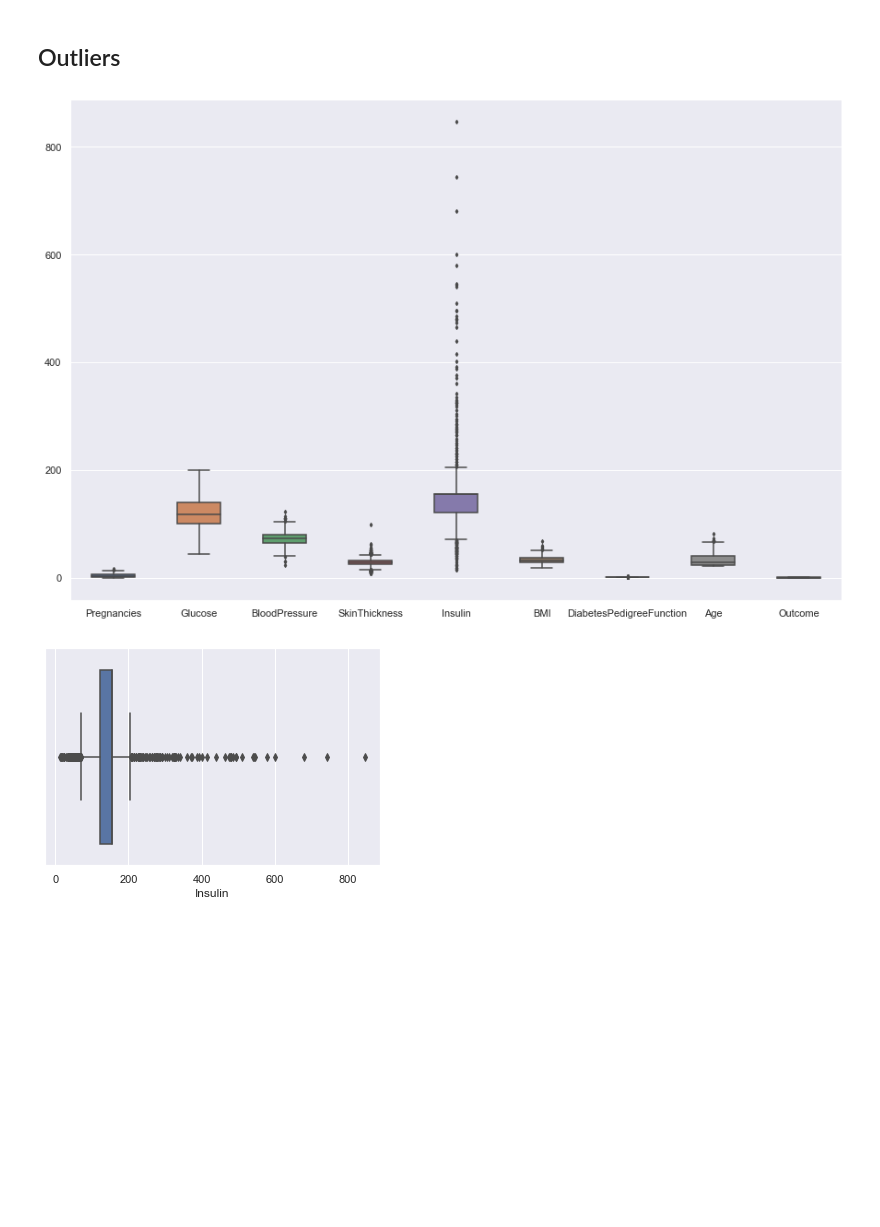
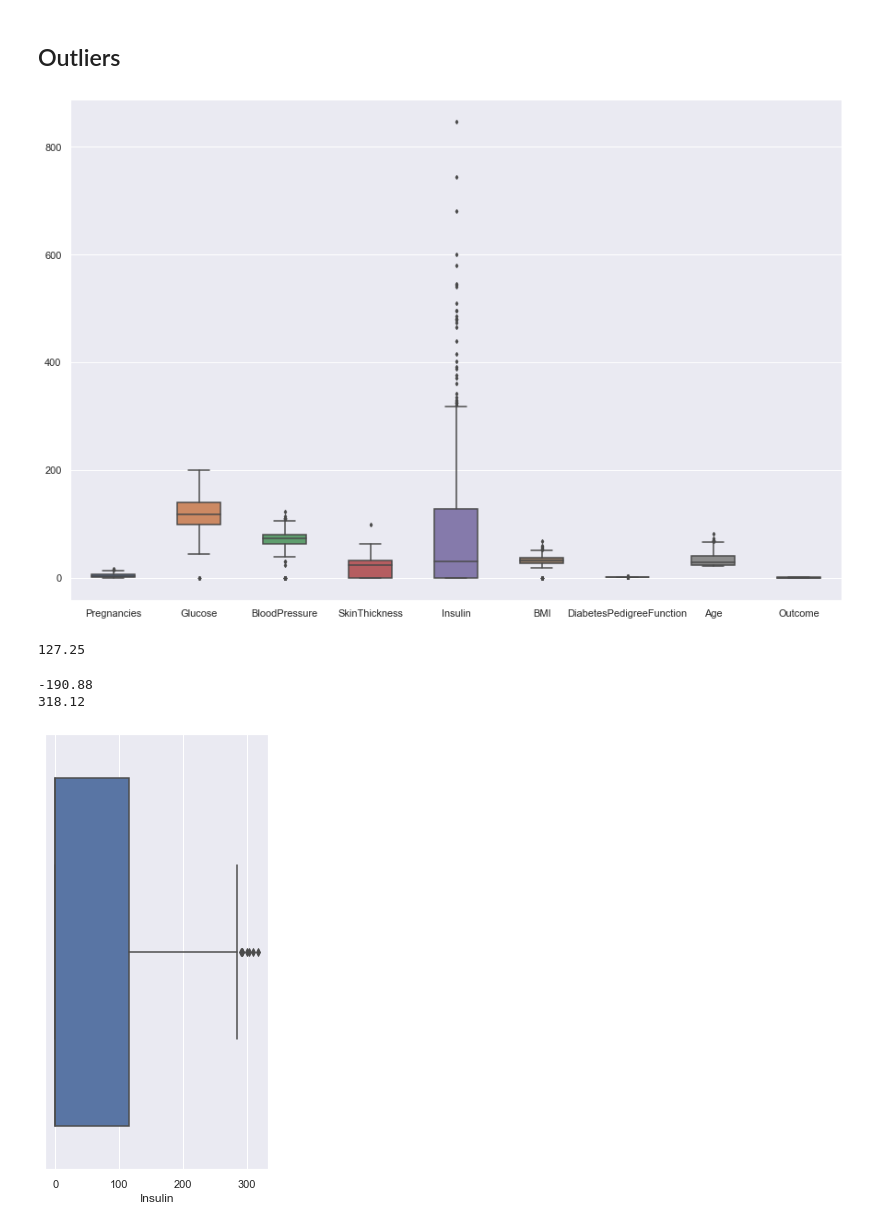
Before and after one commit to Wamuza1/Diabetes-Prediction-Analysis, a Jupyter notebook: Ins_Logistic_Regression.ipynb, the cells around one changed output. Saved outputs shown, nothing was run; the diff lists cells and outputs as text; code cells hidden in the pictures; blank space fills up the shorter version.

```diff
--- a/Ins_Logistic_Regression.ipynb
+++ b/Ins_Logistic_Regression.ipynb
@@ -263,19 +299,31 @@ dtype: int64
 ## Outliers
 # %%
 fig, ax = plt.subplots(figsize = (15, 10))
-sns.boxplot(data = df_copy, width = 0.5, ax = ax, fliersize = 3)
+sns.boxplot(data = df, width = 0.5, ax = ax, fliersize = 3)
 plt.show()
 # %% [output]
-[figure, old version]
+[figure, new version]
 # %%
-Q1 = df_copy.Insulin.quantile(0.25)
-Q3 = df_copy.Insulin.quantile(0.75)
+outLier_df= df.copy()
+Q1 = outLier_df.Insulin.quantile(0.25)
+Q3 = outLier_df.Insulin.quantile(0.75)
 IQR = Q3-Q1
-lower = Q1 - 1.5*IQR
-upper = Q3 + 1.5*IQR
-df["Insulin"] > upper
+print(round(IQR,2))
+# %% [output]
+127.25
-# %%
-import seaborn as sns
-sns.boxplot(x = df_copy["Insulin"]);
-# %% [output]
-[figure, removed]
+# %%
+lower = Q1 - 1.5*IQR
+upper = Q3 + 1.5*IQR
+print(round(lower,2))
+print(round(upper,2))
+# %% [output]
+-190.88
+318.12
+# %%
+
+outLier_df= outLier_df[~((outLier_df['Insulin']< lower) |(outLier_df['Insulin']> upper))]
+# %%
+plt.rcParams['figure.figsize'] = 4,8
+sns.boxplot(x ='Insulin', data = outLier_df, orient ='v');
+# %% [output]
+[figure, added]
```
Also changed, not shown: parts of 8 cells of this notebook.
